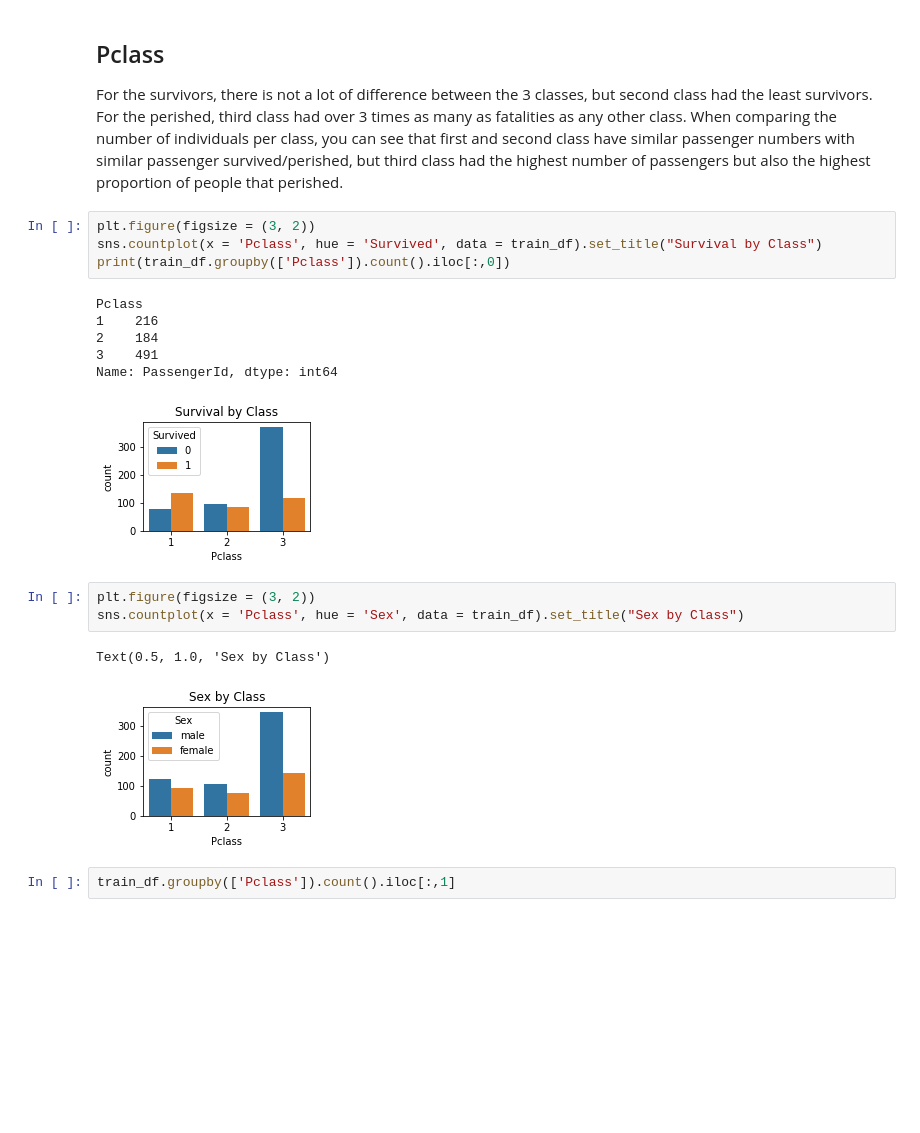
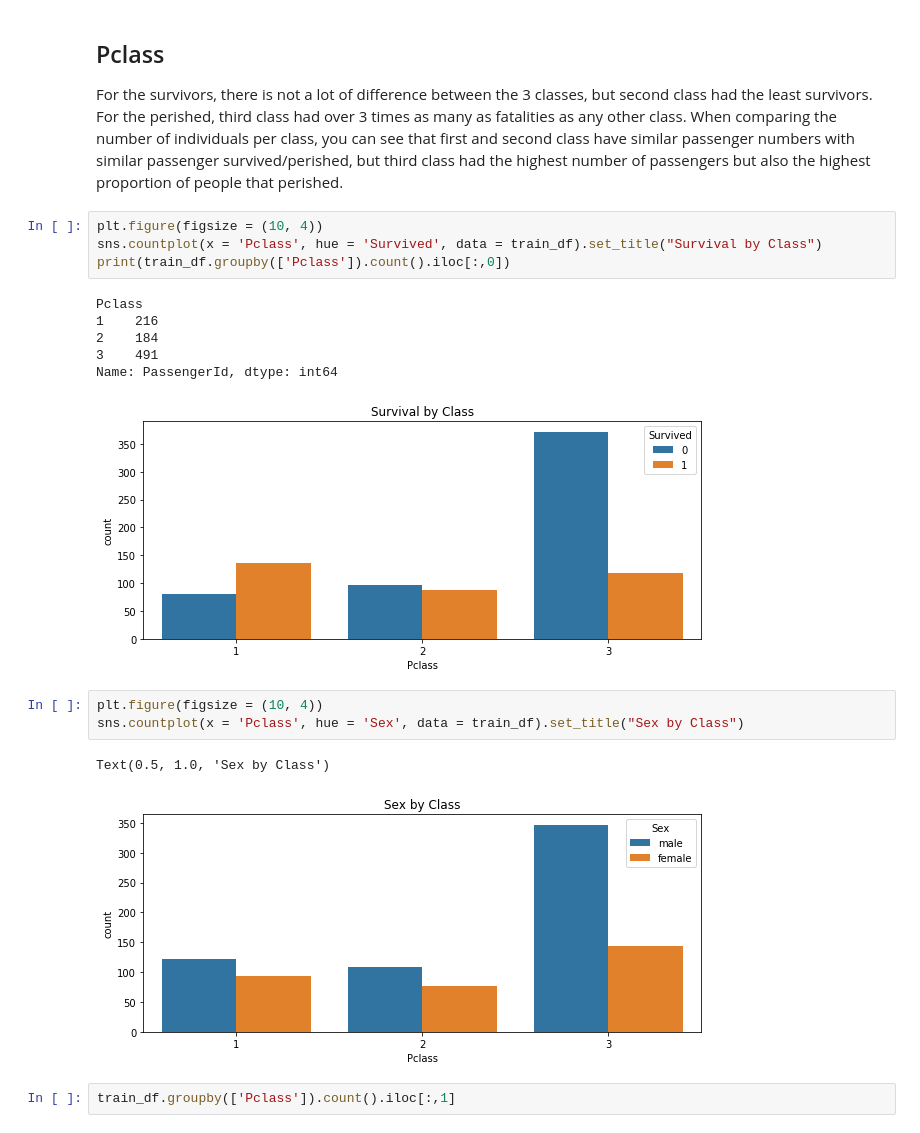
Before and after one commit to SamButterfield/csc8111_machine_learning_coursework, a Jupyter notebook: CSC8111_SB_Titanic_Coursework.ipynb, the cells around one changed output. Drawn from its saved outputs; the diff is of its cells as text; blank space fills up the shorter version.

```diff
--- a/CSC8111_SB_Titanic_Coursework.ipynb
+++ b/CSC8111_SB_Titanic_Coursework.ipynb
@@ -138,22 +138,22 @@ In this section I will graphical represent the features in the training data to
 ## Pclass
 For the survivors, there is not a lot of difference between the 3 classes, but second class had the least survivors. For the perished, third class had over 3 times as many as fatalities as any other class. When comparing the number of individuals per class, you can see that first and second class have similar passenger numbers with similar passenger survived/perished, but third class had the highest number of passengers but also the highest proportion of people that perished.
 # %%
-plt.figure(figsize = (3, 2))
+plt.figure(figsize = (10, 4))
 sns.countplot(x = 'Pclass', hue = 'Survived', data = train_df).set_title("Survival by Class")
 print(train_df.groupby(['Pclass']).count().iloc[:,0])
 # %% [output]
 Pclass
 1    216
 2    184
 3    491
 Name: PassengerId, dtype: int64
-[figure, old version]
+[figure, new version]
 # %%
-plt.figure(figsize = (3, 2))
+plt.figure(figsize = (10, 4))
 sns.countplot(x = 'Pclass', hue = 'Sex', data = train_df).set_title("Sex by Class")
 # %% [output]
 Text(0.5, 1.0, 'Sex by Class')
-[figure, old version]
+[figure, new version]
 # %%
 train_df.groupby(['Pclass']).count().iloc[:,1]
 # %% [output]
```
Also changed, not shown: parts of 27 cells of this notebook.
